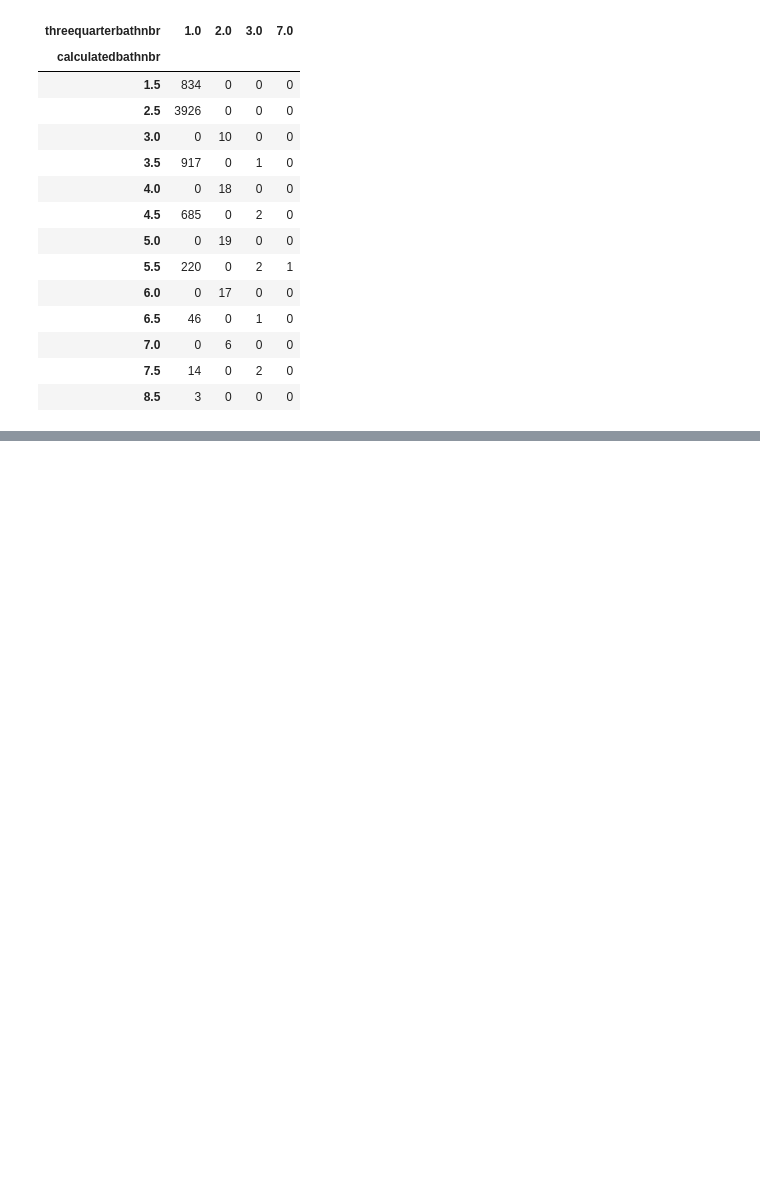
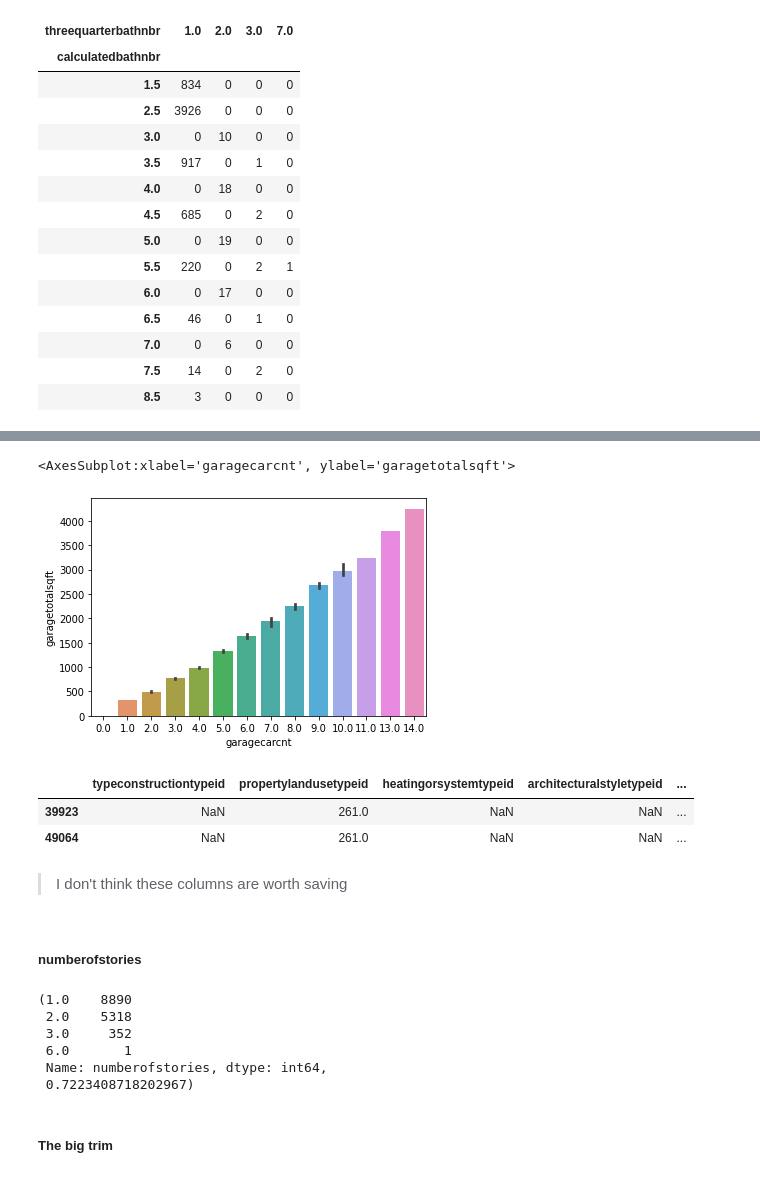
Before and after one commit to MrEnigmamgine/Regression-Project, a Jupyter notebook: wrangle.ipynb, the cells around one changed output, grey strips where cells are left out. Drawn from its saved outputs; the diff is of its cells as text; code cells hidden in the pictures; blank space fills up the shorter version.

```diff
--- a/wrangle.ipynb
+++ b/wrangle.ipynb
@@ -192,0 +289,13 @@ Length: 33, dtype: int64
+# %%
+sns.barplot(data=df[~df.garagecarcnt.isna()][['garagecarcnt','garagetotalsqft']], x='garagecarcnt', y='garagetotalsqft')
+# %% [output]
+<AxesSubplot:xlabel='garagecarcnt', ylabel='garagetotalsqft'>
+[figure, added]
+# %%
+df[df.garagecarcnt > 11]
+# %% [output]
+|  | typeconstructiontypeid | propertylandusetypeid | heatingorsystemtypeid | architecturalstyletypeid | ... |
+| 39923 | NaN | 261.0 | NaN | NaN | ... |
+| 49064 | NaN | 261.0 | NaN | NaN | ... |
+# %% [markdown]
+> I don't think these columns are worth saving
@@ -192,0 +304,11 @@ Length: 33, dtype: int64
+# %% [markdown]
+##### numberofstories
+# %%
+df.numberofstories.value_counts(), df.numberofstories.isnull().mean()
+# %% [output]
+(1.0    8890
+ 2.0    5318
+ 3.0     352
+ 6.0       1
+ Name: numberofstories, dtype: int64,
+ 0.7223408718202967)
@@ -192,0 +318,2 @@ Length: 33, dtype: int64
+# %% [markdown]
+##### The big trim
```
Also changed, not shown: parts of 96 cells of this notebook, 5 other files.
